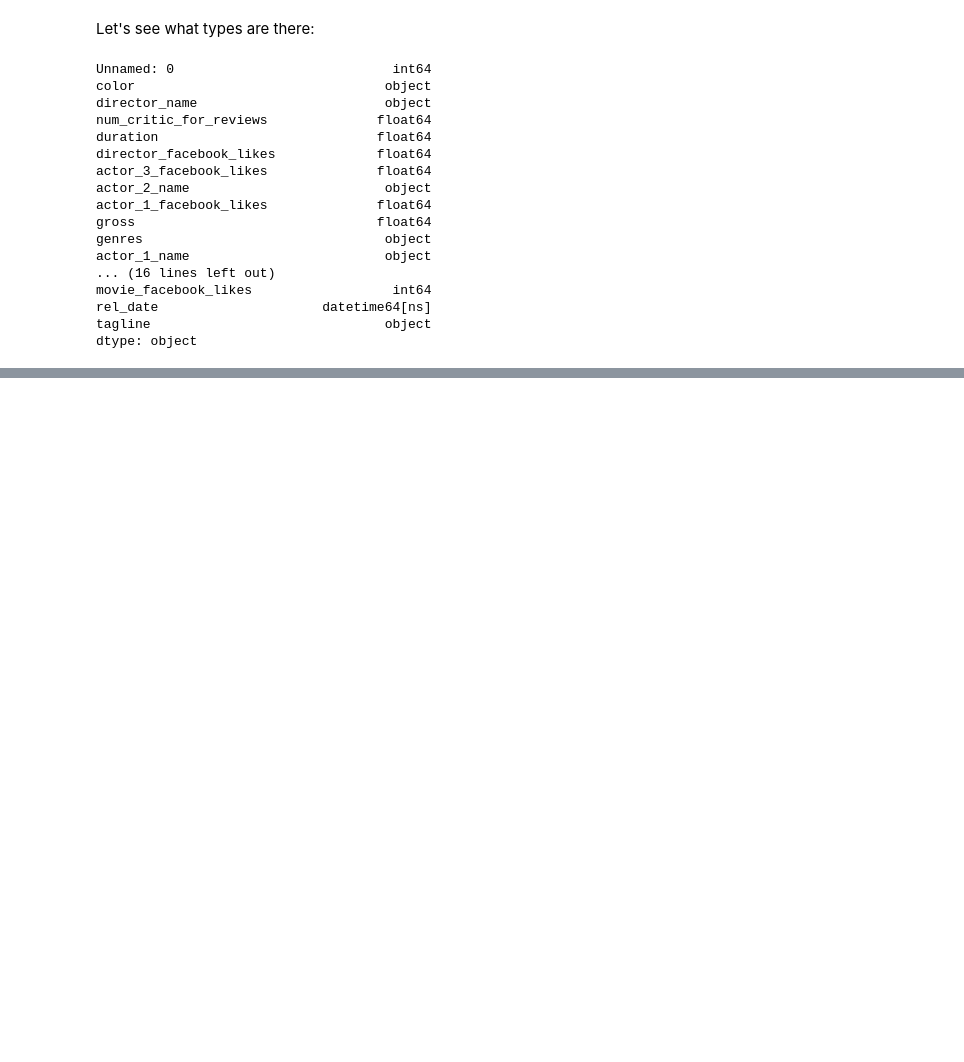
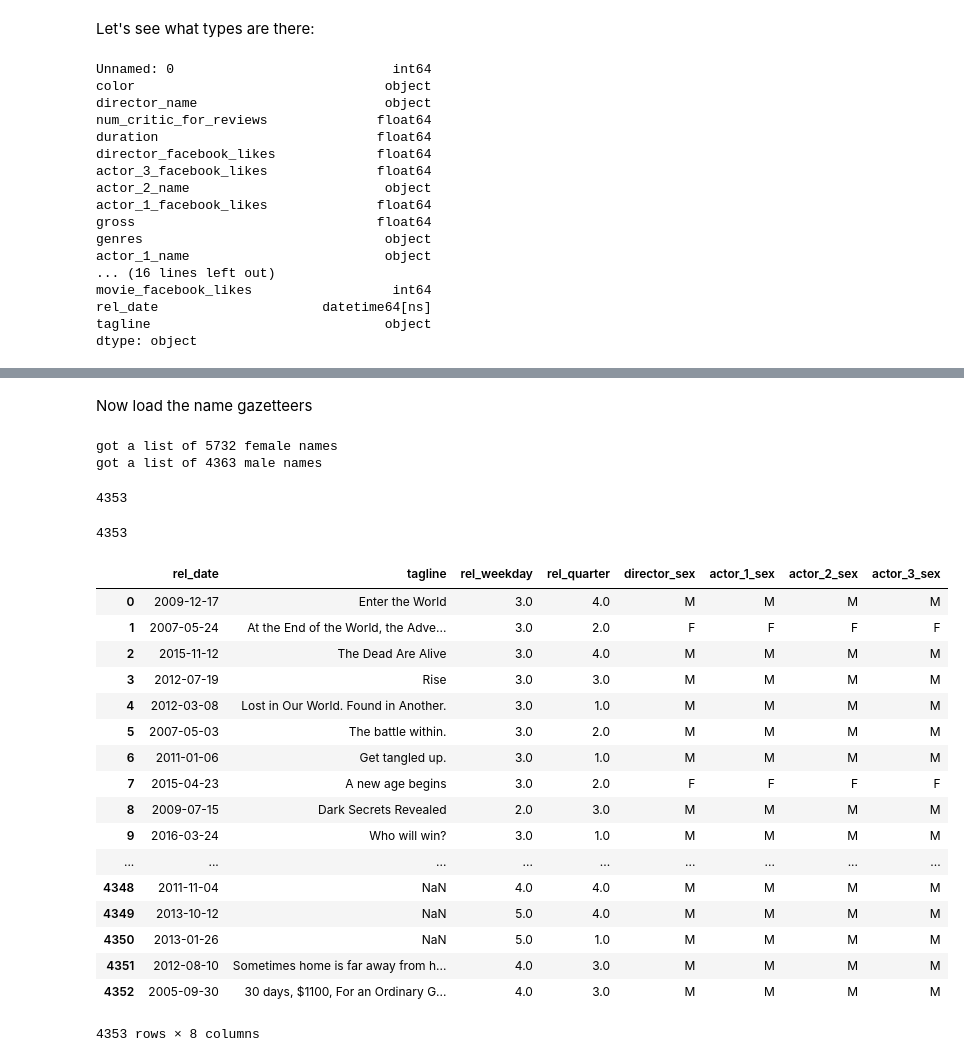
Before and after one commit to eeghor/teg-movie-presentation, a Jupyter notebook: imdb_5000_analysis.ipynb, the cells around one changed output, grey strips where cells are left out. Drawn from its saved outputs; the diff is of its cells as text; code cells hidden in the pictures; blank space fills up the shorter version.

Commit message:
updated data

```diff
--- a/imdb_5000_analysis.ipynb
+++ b/imdb_5000_analysis.ipynb
@@ -42,0 +45,3 @@ dtype: object
+# %%
+df["rel_weekday"] = df["rel_date"].dt.weekday  # Monday=0, Sunday=6
+df["rel_quarter"] = df["rel_date"].dt.quarter  # Jan=Mar = 1, Apr-Jun = 2, etc.
@@ -42,0 +58,61 @@ dtype: object
+# %% [markdown]
+Now load the name gazetteers
+# %%
+male_names = []
+female_names = []
+
+with open("data/person_female.txt","r") as f:
+    for line in f:
+        female_names.append(line.strip())
+print("got a list of {} female names".format(len(female_names)))
+
+with open("data/person_male.txt","r") as f:
+    for line in f:
+        male_names.append(line.strip())
+print("got a list of {} male names".format(len(male_names)))
+# %% [output]
+got a list of 5732 female names
+got a list of 4363 male names
+# %%
+"""
+create a list of M/F for a series of names
+"""
+def getSexList(ser):
+    _f_name = ser.astype(str).apply(lambda _: _.strip().split()[0])
+    _male_idx = ser.isin(male_names)
+    _female_idx = ser.isin(female_names)
+    return ["M" if i else "F" for i in male_idx]
+
+df["director_sex"] = getSexList(df["director_name"])
+df["actor_1_sex"] = getSexList(df["actor_1_name"])
+df["actor_2_sex"] = getSexList(df["actor_2_name"])
+df["actor_3_sex"] = getSexList(df["actor_3_name"])
+# %%
+df["director_sex"].count()
+# %% [output]
+4353
+# %%
+df["actor_1_sex"].count()
+# %% [output]
+4353
+# %%
+df.iloc[:,29:]
+# %% [output]
+|  | rel_date | tagline | rel_weekday | rel_quarter | director_sex | actor_1_sex | actor_2_sex | actor_3_sex |
+| 0 | 2009-12-17 | Enter the World | 3.0 | 4.0 | M | M | M | M |
+| 1 | 2007-05-24 | At the End of the World, the Adve... | 3.0 | 2.0 | F | F | F | F |
+| 2 | 2015-11-12 | The Dead Are Alive | 3.0 | 4.0 | M | M | M | M |
+| 3 | 2012-07-19 | Rise | 3.0 | 3.0 | M | M | M | M |
+| 4 | 2012-03-08 | Lost in Our World. Found in Another. | 3.0 | 1.0 | M | M | M | M |
+| 5 | 2007-05-03 | The battle within. | 3.0 | 2.0 | M | M | M | M |
+| 6 | 2011-01-06 | Get tangled up. | 3.0 | 1.0 | M | M | M | M |
+| 7 | 2015-04-23 | A new age begins | 3.0 | 2.0 | F | F | F | F |
+| 8 | 2009-07-15 | Dark Secrets Revealed | 2.0 | 3.0 | M | M | M | M |
+| 9 | 2016-03-24 | Who will win? | 3.0 | 1.0 | M | M | M | M |
+| ... | ... | ... | ... | ... | ... | ... | ... | ... |
+| 4348 | 2011-11-04 | NaN | 4.0 | 4.0 | M | M | M | M |
+| 4349 | 2013-10-12 | NaN | 5.0 | 4.0 | M | M | M | M |
+| 4350 | 2013-01-26 | NaN | 5.0 | 1.0 | M | M | M | M |
+| 4351 | 2012-08-10 | Sometimes home is far away from h... | 4.0 | 3.0 | M | M | M | M |
+| 4352 | 2005-09-30 | 30 days, $1100, For an Ordinary G... | 4.0 | 3.0 | M | M | M | M |
+4353 rows × 8 columns
```
Also changed, not shown: parts of 2 cells of this notebook, 2 other files.
